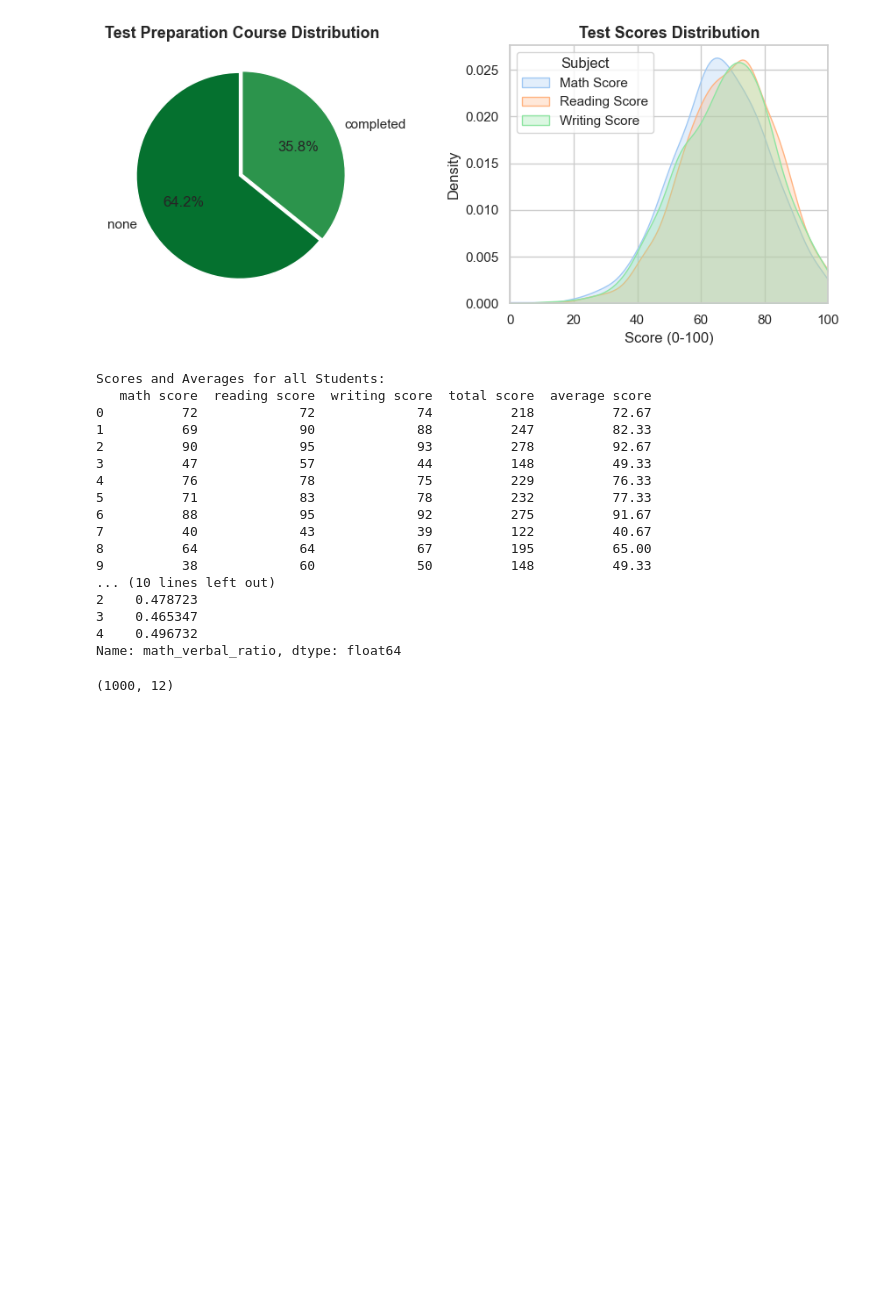
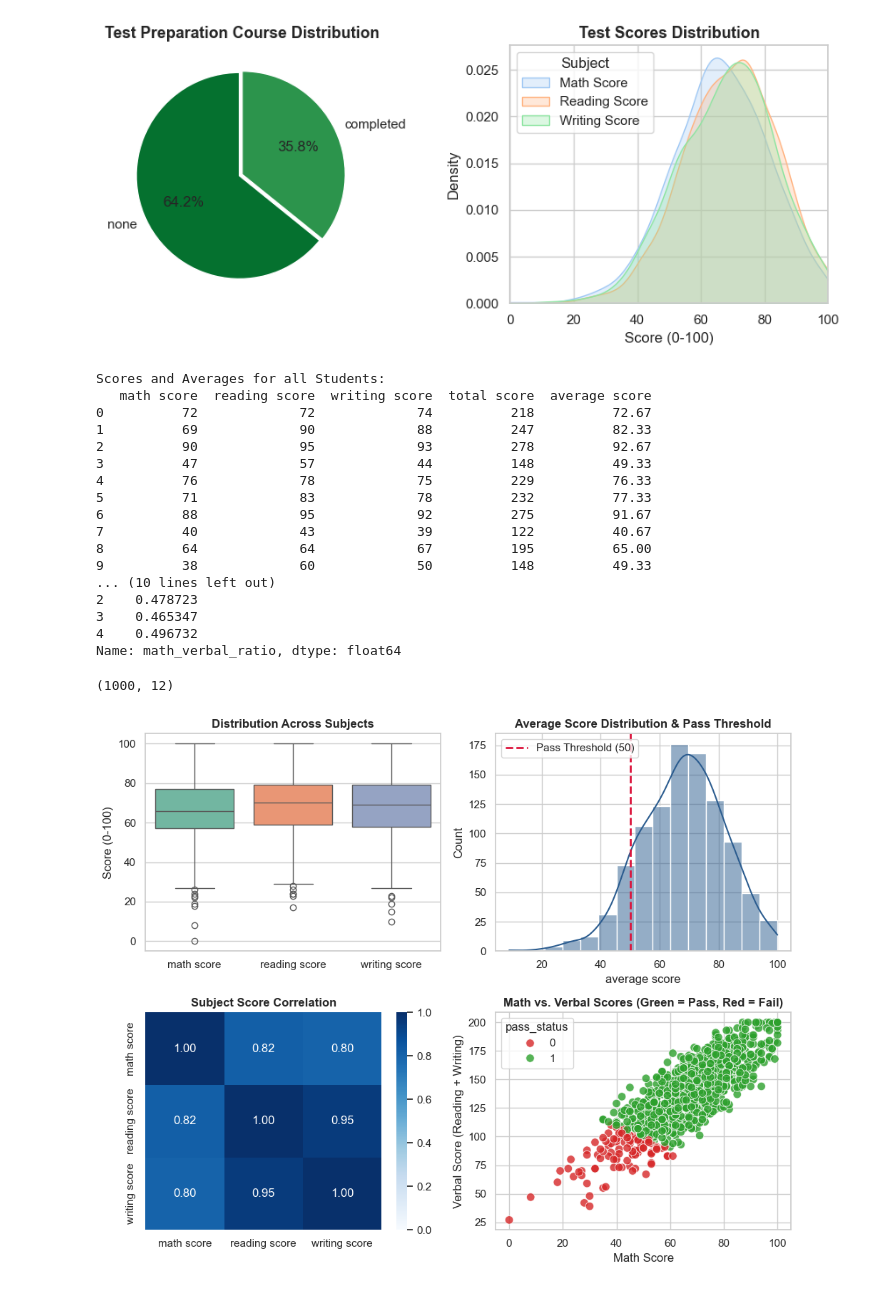
Before and after one commit to Rasul-Mushtaq/student-performance, a Jupyter notebook: Rdata.ipynb, the cells around one changed output. Cells and saved outputs as stored; diff of their text form; code cells hidden in the pictures; blank space fills up the shorter version.

Commit message:
visualized the new feats

```diff
--- a/Rdata.ipynb
+++ b/Rdata.ipynb
@@ -292,3 +292,57 @@ Name: math_verbal_ratio, dtype: float64
 df.shape
 # %% [output]
 (1000, 12)
+# %%
+sns.set_theme(style="whitegrid")
+fig, axes = plt.subplots(2, 2, figsize=(10, 8))
+
+sns.boxplot(
+    data=df[["math score", "reading score", "writing score"]],
+    ax=axes[0, 0],
+    palette="Set2"
+)
+axes[0, 0].set_title("Distribution Across Subjects", fontsize=12, fontweight="bold")
+axes[0, 0].set_ylabel("Score (0-100)")
+
+sns.histplot(
+    df["average score"],
+    kde=True,
+    ax=axes[0, 1],
+    color="#2b5c8f",
+    bins=15
+)
+axes[0, 1].axvline(50, color="crimson", linestyle="--", linewidth=2, label="Pass Threshold (50)")
+axes[0, 1].set_title("Average Score Distribution & Pass Threshold", fontsize=12, fontweight="bold")
+axes[0, 1].legend()
+
+corr = df[["math score", "reading score", "writing score"]].corr()
+sns.heatmap(
+    corr,
+    annot=True,
+    fmt=".2f",
+    cmap="Blues",
+    vmin=0.,
+    vmax=1,
+    ax=axes[1, 0]
+)
+axes[1, 0].set_title("Subject Score Correlation", fontsize=12, fontweight="bold")
+
+df["verbal score"] = df["reading score"] + df["writing score"]
+sns.scatterplot(
+    data=df,
+    x="math score",
+    y="verbal score",
+    hue="pass_status",
+    palette={1: "#2ca02c", 0: "#d62728"},
+    alpha=0.8,
+    s=70,
+    ax=axes[1, 1]
+)
+axes[1, 1].set_title("Math vs. Verbal Scores (Green = Pass, Red = Fail)", fontsize=12, fontweight="bold")
+axes[1, 1].set_xlabel("Math Score")
+axes[1, 1].set_ylabel("Verbal Score (Reading + Writing)")
+
+plt.tight_layout()
+plt.show()
+# %% [output]
+[figure, added]
```
